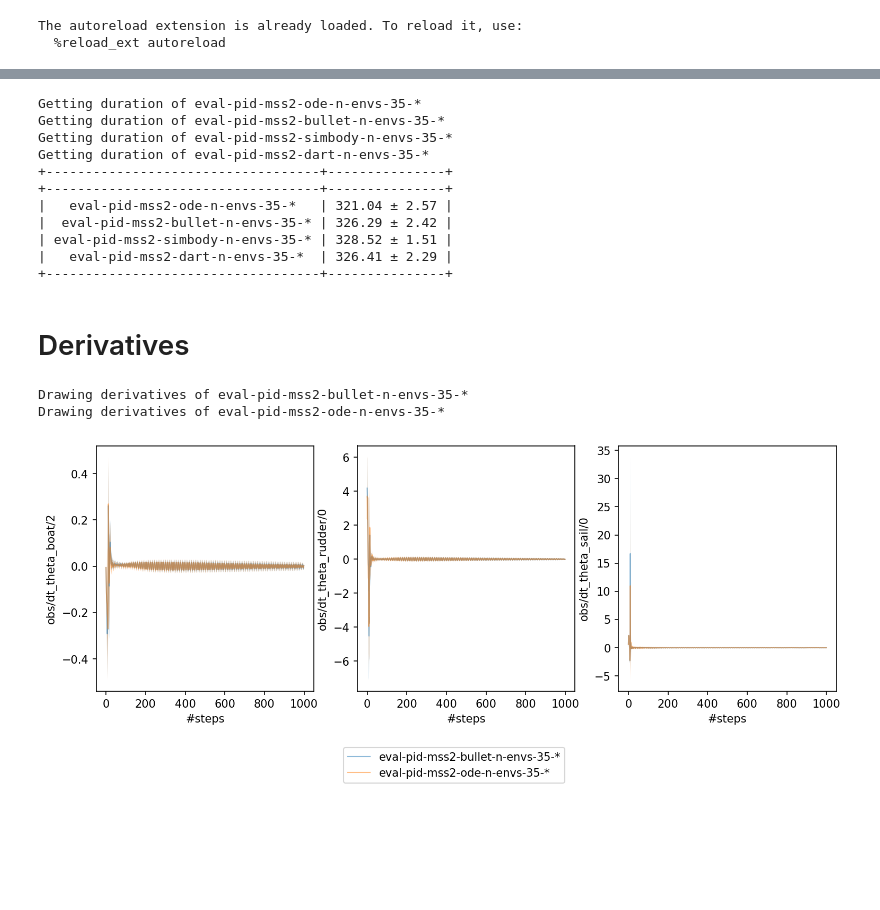
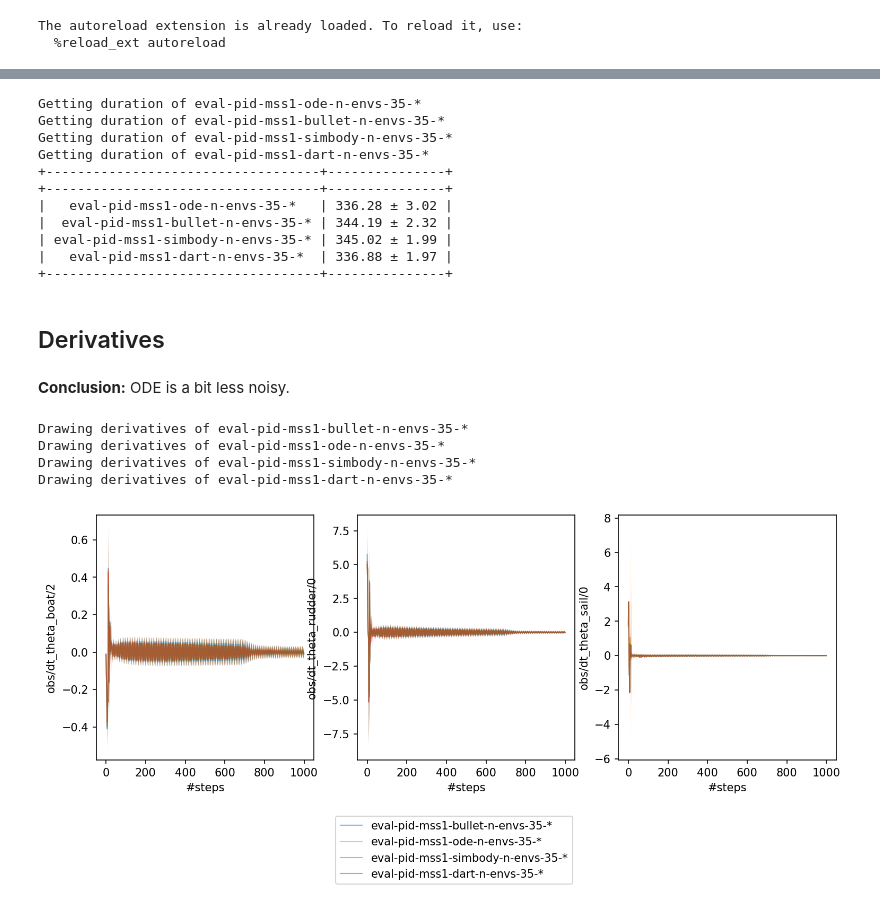
Before and after one commit to lucasmrdt/sailboat-drl, a Jupyter notebook: notebooks/select_physic_engine.ipynb, the cells around one changed output, grey strips where cells are left out. Saved outputs shown, nothing was run; the diff lists cells and outputs as text; code cells hidden in the pictures; blank space fills up the shorter version.

```diff
--- a/notebooks/select_physic_engine.ipynb
+++ b/notebooks/select_physic_engine.ipynb
@@ -77,25 +86,27 @@ def print_duration(names):
     print(table)
 # %%
 print_duration([
-    'eval-pid-mss2-ode-n-envs-35-*',
-    'eval-pid-mss2-bullet-n-envs-35-*',
-    'eval-pid-mss2-simbody-n-envs-35-*',
-    'eval-pid-mss2-dart-n-envs-35-*',
+    'eval-pid-mss1-ode-n-envs-35-*',
+    'eval-pid-mss1-bullet-n-envs-35-*',
+    'eval-pid-mss1-simbody-n-envs-35-*',
+    'eval-pid-mss1-dart-n-envs-35-*',
 ])
 # %% [output]
-Getting duration of eval-pid-mss2-ode-n-envs-35-*
-Getting duration of eval-pid-mss2-bullet-n-envs-35-*
-Getting duration of eval-pid-mss2-simbody-n-envs-35-*
-Getting duration of eval-pid-mss2-dart-n-envs-35-*
+Getting duration of eval-pid-mss1-ode-n-envs-35-*
+Getting duration of eval-pid-mss1-bullet-n-envs-35-*
+Getting duration of eval-pid-mss1-simbody-n-envs-35-*
+Getting duration of eval-pid-mss1-dart-n-envs-35-*
 +-----------------------------------+---------------+
 +-----------------------------------+---------------+
-|   eval-pid-mss2-ode-n-envs-35-*   | 321.04 ± 2.57 |
-|  eval-pid-mss2-bullet-n-envs-35-* | 326.29 ± 2.42 |
-| eval-pid-mss2-simbody-n-envs-35-* | 328.52 ± 1.51 |
-|   eval-pid-mss2-dart-n-envs-35-*  | 326.41 ± 2.29 |
+|   eval-pid-mss1-ode-n-envs-35-*   | 336.28 ± 3.02 |
+|  eval-pid-mss1-bullet-n-envs-35-* | 344.19 ± 2.32 |
+| eval-pid-mss1-simbody-n-envs-35-* | 345.02 ± 1.99 |
+|   eval-pid-mss1-dart-n-envs-35-*  | 336.88 ± 1.97 |
 +-----------------------------------+---------------+
 # %% [markdown]
-# Derivatives
+## Derivatives
+# %% [markdown]
+**Conclusion:** ODE is a bit less noisy.
 # %%
 def print_derivatives(names):
     fig, axs = plt.subplots(1, 3, figsize=(3*4, 4), dpi=150)
@@ -113,12 +124,14 @@ def print_derivatives(names):
     fig.legend(loc='upper center', bbox_to_anchor=(0.5, -.05))
 # %%
 print_derivatives([
-    'eval-pid-mss2-bullet-n-envs-35-*',
-    'eval-pid-mss2-ode-n-envs-35-*',
-    # 'eval-pid-mss1-simbody-n-envs-35-*',
-    # 'eval-pid-mss1-dart-n-envs-35-*',
+    'eval-pid-mss1-bullet-n-envs-35-*',
+    'eval-pid-mss1-ode-n-envs-35-*',
+    'eval-pid-mss1-simbody-n-envs-35-*',
+    'eval-pid-mss1-dart-n-envs-35-*',
 ])
 # %% [output]
-Drawing derivatives of eval-pid-mss2-bullet-n-envs-35-*
-Drawing derivatives of eval-pid-mss2-ode-n-envs-35-*
+Drawing derivatives of eval-pid-mss1-bullet-n-envs-35-*
+Drawing derivatives of eval-pid-mss1-ode-n-envs-35-*
+Drawing derivatives of eval-pid-mss1-simbody-n-envs-35-*
+Drawing derivatives of eval-pid-mss1-dart-n-envs-35-*
-[figure, old version]
+[figure, new version]
```
Also changed, not shown: parts of 21 cells of this notebook.
